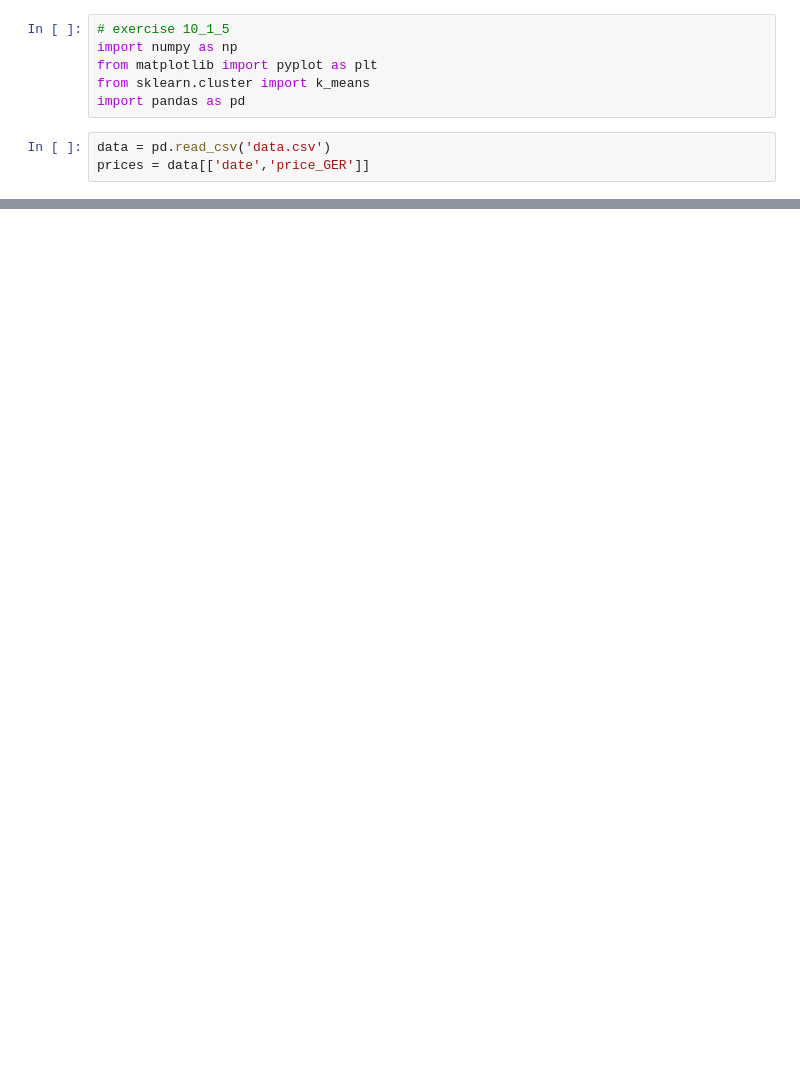
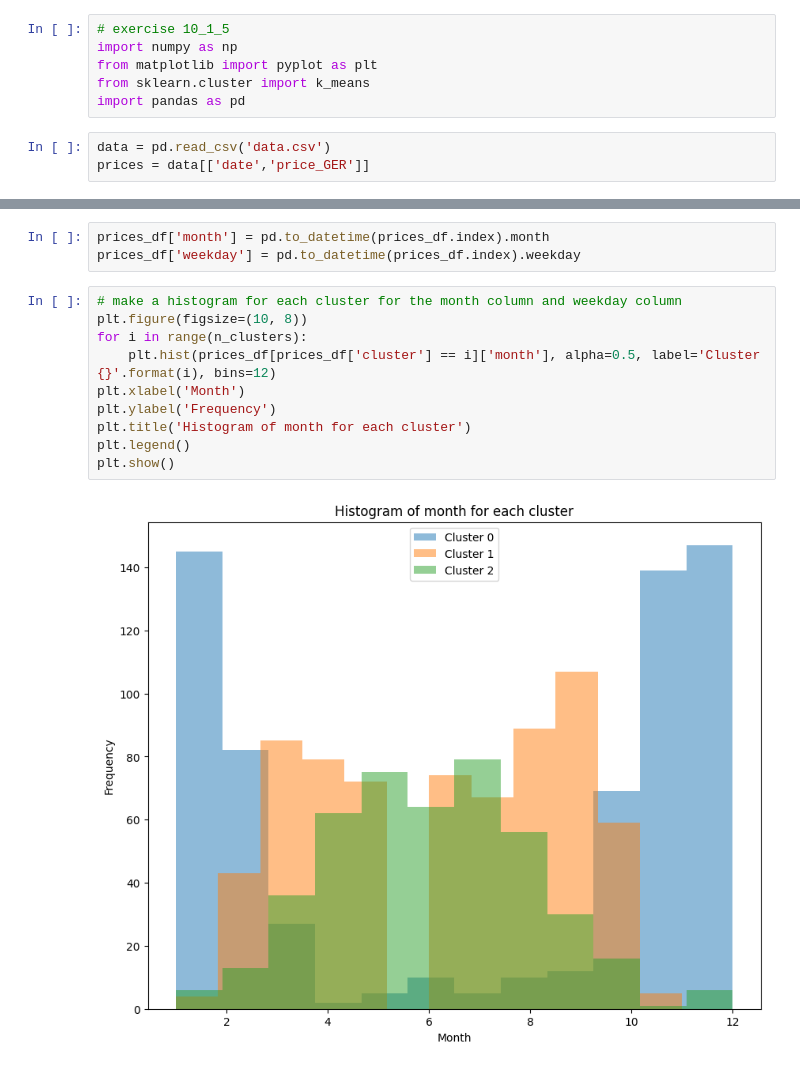
Before and after one commit to Linkschris/AdvancedBA, a Jupyter notebook: Data/plan_generation_Jan.ipynb, the cells around one changed output, grey strips where cells are left out. Saved outputs shown, nothing was run; the diff lists cells and outputs as text; blank space fills up the shorter version.

```diff
--- a/Data/plan_generation_Jan.ipynb
+++ b/Data/plan_generation_Jan.ipynb
@@ -82,0 +85,15 @@ plt.show()
+# %%
+prices_df['month'] = pd.to_datetime(prices_df.index).month
+prices_df['weekday'] = pd.to_datetime(prices_df.index).weekday
+# %%
+# make a histogram for each cluster for the month column and weekday column
+plt.figure(figsize=(10, 8))
+for i in range(n_clusters):
+    plt.hist(prices_df[prices_df['cluster'] == i]['month'], alpha=0.5, label='Cluster {}'.format(i), bins=12)
+plt.xlabel('Month')
+plt.ylabel('Frequency')
+plt.title('Histogram of month for each cluster')
+plt.legend()
+plt.show()
+# %% [output]
+[figure, added]
```
Also changed, not shown: parts of 8 cells of this notebook, 2 other files.
